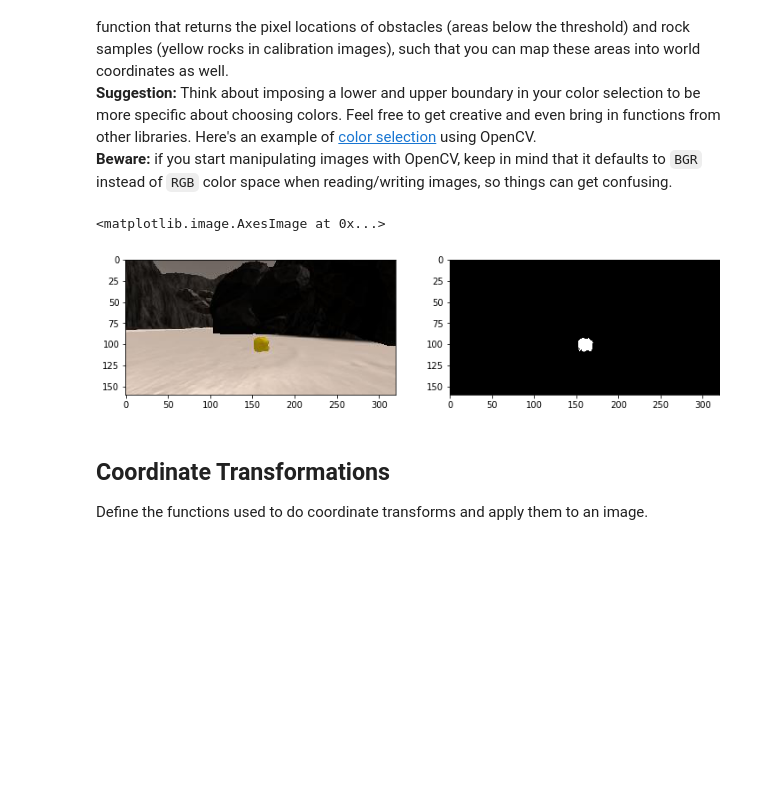
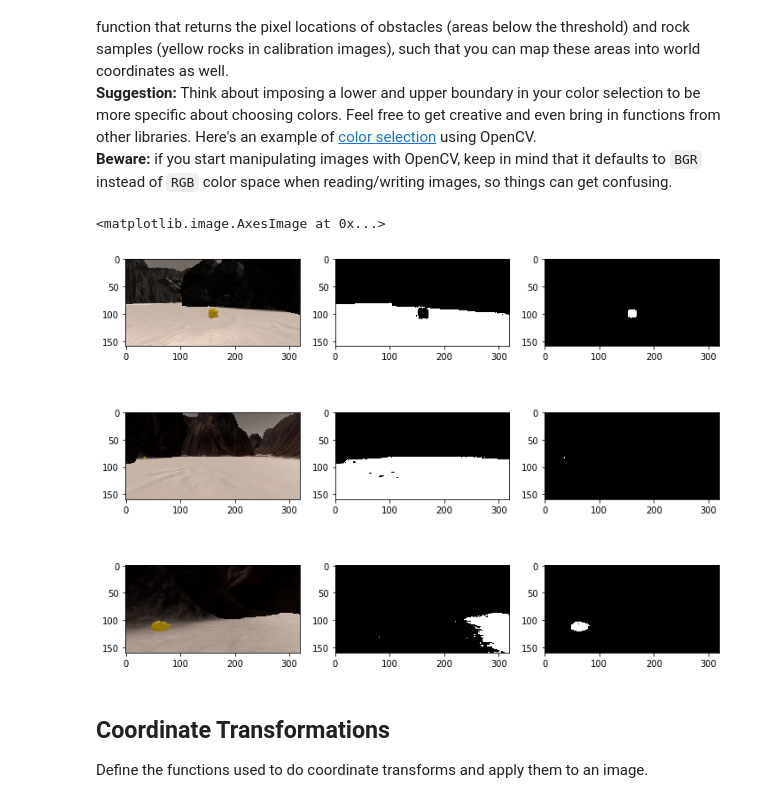
Before and after one commit to DonBraulio/RoboND-Rover-Project, a Jupyter notebook: Rover_Lab_Notebook.ipynb, the cells around one changed output. Drawn from its saved outputs; the diff is of its cells as text; code cells hidden in the pictures; blank space fills up the shorter version.

```diff
--- a/Rover_Lab_Notebook.ipynb
+++ b/Rover_Lab_Notebook.ipynb
@@ -122,41 +122,66 @@ def color_thresh(img, rgb_thresh=(180, 160, 150)):
     # where threshold was met
     above_thresh = (img[:,:,0] > rgb_thresh[0]) \
                 & (img[:,:,1] > rgb_thresh[1]) \
                 & (img[:,:,2] > rgb_thresh[2])
     # Index the array of zeros with the boolean array and set to 1
     color_select[above_thresh] = 1
     # Return the binary image
     return color_select
 
 
 # Pick colors which RGB values are all between their given ranges
 def color_range(img, rgb_range=((150, 170), (150, 170), (150, 170))):
     # Create an array of zeros same xy size as img, but single channel
     color_select = np.zeros_like(img[:,:,0])
 
     in_range = (img[:,:,0] >= rgb_range[0][0]) & (img[:,:,0] <= rgb_range[0][1])\
                & (img[:,:,1] >= rgb_range[1][0]) & (img[:,:,1] <= rgb_range[1][1])\
                & (img[:,:,2] >= rgb_range[2][0]) & (img[:,:,2] <= rgb_range[2][1])
     # Index the array of zeros with the boolean array and set to 1
     color_select[in_range] = 1
     # Return the binary image
     return color_select
 
 threshed = color_thresh(warped)
 
-rock_image = mpimg.imread(example_rock)
-ranged = color_range(rock_image, rgb_range=((130, 250), (90, 200), (0, 40)))
-# ranged = color_range(rock_image, rgb_range=((0, 256), (0, 256), (-1, 256)))
+img_1 = mpimg.imread(example_rock)
+img_2 = mpimg.imread('./w_imgs/away_rock.jpg')
+img_3 = mpimg.imread('./w_imgs/near_rock.jpg')
+
+# Filter terrain with same thresholds used in perception_step
+ranged_1 = color_thresh(img_1, rgb_thresh=(180, 160, 150))
+ranged_2 = color_thresh(img_2, rgb_thresh=(180, 160, 150))
+ranged_3 = color_thresh(img_3, rgb_thresh=(180, 160, 150))
+
+# Filter rocks with same thresholds used in perception_step
+thres_1 = color_range(img_1, rgb_range=((130, 250), (90, 200), (0, 40)))
+thres_2 = color_range(img_2, rgb_range=((130, 250), (90, 200), (0, 40)))
+thres_3 = color_range(img_3, rgb_range=((130, 250), (90, 200), (0, 40)))
 
 fig = plt.figure(figsize=(12,9))
-plt.subplot(221)
-plt.imshow(rock_image)
-plt.subplot(222)
-plt.imshow(ranged, cmap='gray')
+plt.subplot(331)
+plt.imshow(img_1)
+plt.subplot(332)
+plt.imshow(ranged_1, cmap='gray')
+plt.subplot(333)
+plt.imshow(thres_1, cmap='gray')
+plt.subplot(334)
+plt.imshow(img_2)
+plt.subplot(335)
+plt.imshow(ranged_2, cmap='gray')
+plt.subplot(336)
+plt.imshow(thres_2, cmap='gray')
+plt.subplot(337)
+plt.imshow(img_3)
+plt.subplot(338)
+plt.imshow(ranged_3, cmap='gray')
+plt.subplot(339)
+plt.imshow(thres_3, cmap='gray')
+
 #scipy.misc.imsave('../output/warped_threshed.jpg', threshed*255)
 # %% [output]
 <matplotlib.image.AxesImage at 0x...>
-[figure, old version]
+[figure, new version]
 # %% [markdown]
 ## Coordinate Transformations
 Define the functions used to do coordinate transforms and apply them to an image.
```
Also changed, not shown: parts of 3 cells of this notebook, 15 other files.
